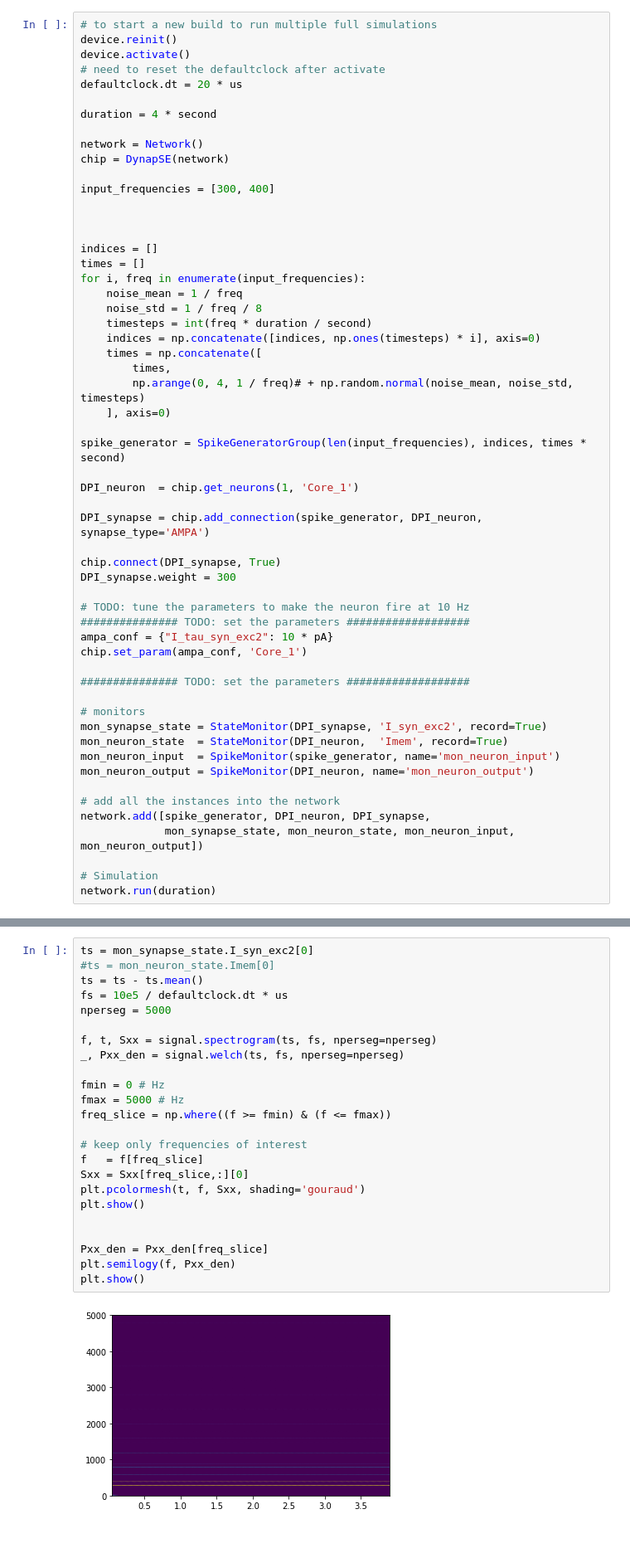
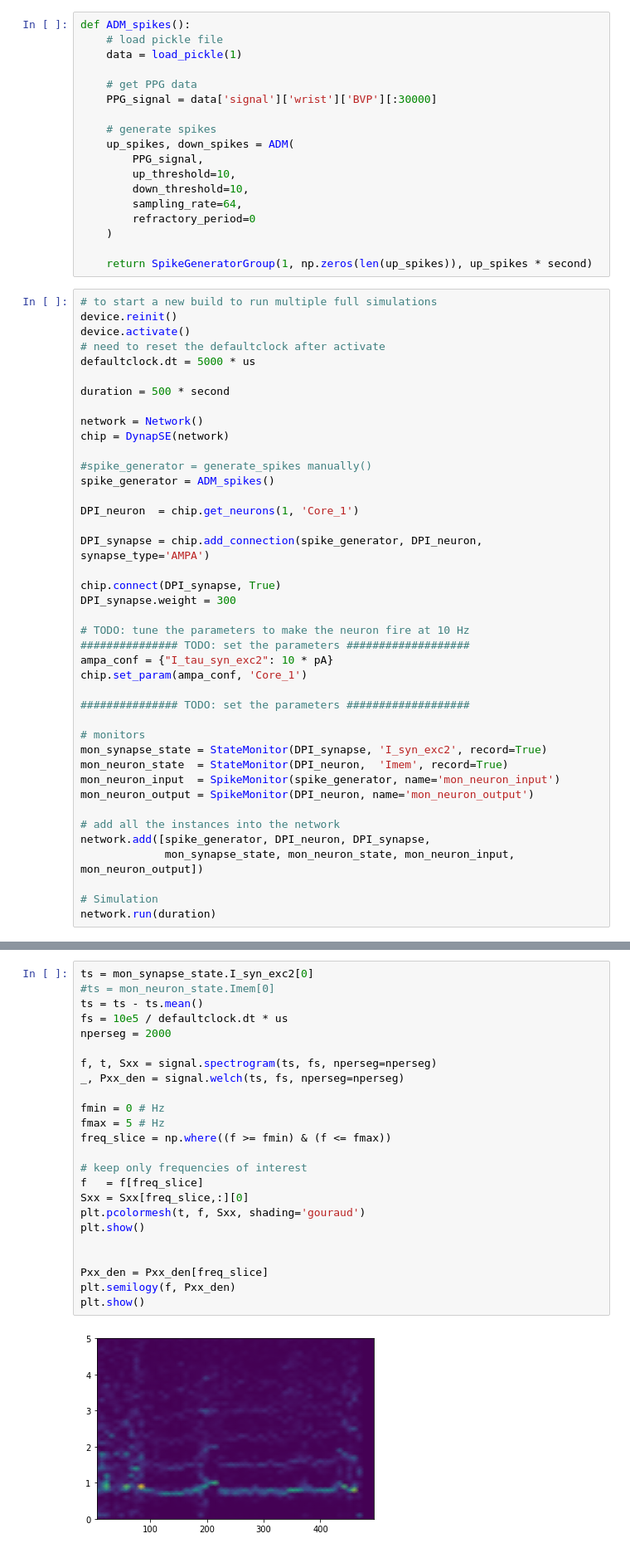
Before and after one commit to pennfranc/adm-ppg-analysis, a Jupyter notebook: test_neurons.ipynb, the cells around one changed output, grey strips where cells are left out. Shown at 83% size. Cells and saved outputs as stored; diff of their text form.

```diff
--- a/test_neurons.ipynb
+++ b/test_neurons.ipynb
@@ -6,32 +24,35 @@ import matplotlib.pyplot as plt
+# %%
+def ADM_spikes():
+    # load pickle file
+    data = load_pickle(1)
+
+    # get PPG data
+    PPG_signal = data['signal']['wrist']['BVP'][:30000]
+
+    # generate spikes
+    up_spikes, down_spikes = ADM(
+        PPG_signal,
+        up_threshold=10,
+        down_threshold=10,
+        sampling_rate=64,
+        refractory_period=0
+    )
+
+    return SpikeGeneratorGroup(1, np.zeros(len(up_spikes)), up_spikes * second)
 # %%
 # to start a new build to run multiple full simulations
 device.reinit()
 device.activate()
 # need to reset the defaultclock after activate
-defaultclock.dt = 20 * us
+defaultclock.dt = 5000 * us
 
-duration = 4 * second
+duration = 500 * second
 
 network = Network()
 chip = DynapSE(network)
 
-input_frequencies = [300, 400]
-
-
-
-indices = []
-times = []
-for i, freq in enumerate(input_frequencies):
-    noise_mean = 1 / freq
-    noise_std = 1 / freq / 8
-    timesteps = int(freq * duration / second)
-    indices = np.concatenate([indices, np.ones(timesteps) * i], axis=0)
-    times = np.concatenate([
-        times,
-        np.arange(0, 4, 1 / freq)# + np.random.normal(noise_mean, noise_std, timesteps)
-    ], axis=0)
-
-spike_generator = SpikeGeneratorGroup(len(input_frequencies), indices, times * second)
+#spike_generator = generate_spikes manually()
+spike_generator = ADM_spikes()
 
 DPI_neuron  = chip.get_neurons(1, 'Core_1')
 
@@ -113,26 +142,26 @@ plt.show()
 # %%
 ts = mon_synapse_state.I_syn_exc2[0]
 #ts = mon_neuron_state.Imem[0]
 ts = ts - ts.mean()
 fs = 10e5 / defaultclock.dt * us
-nperseg = 5000
+nperseg = 2000
 
 f, t, Sxx = signal.spectrogram(ts, fs, nperseg=nperseg)
 _, Pxx_den = signal.welch(ts, fs, nperseg=nperseg)
 
 fmin = 0 # Hz
-fmax = 5000 # Hz
+fmax = 5 # Hz
 freq_slice = np.where((f >= fmin) & (f <= fmax))
 
 # keep only frequencies of interest
 f   = f[freq_slice]
 Sxx = Sxx[freq_slice,:][0]
 plt.pcolormesh(t, f, Sxx, shading='gouraud')
 plt.show()
 
 
 Pxx_den = Pxx_den[freq_slice]
 plt.semilogy(f, Pxx_den)
 plt.show()
 # %% [output]
-[figure, old version]
+[figure, new version]
```
Also changed, not shown: parts of 7 cells of this notebook, 3 other files.
